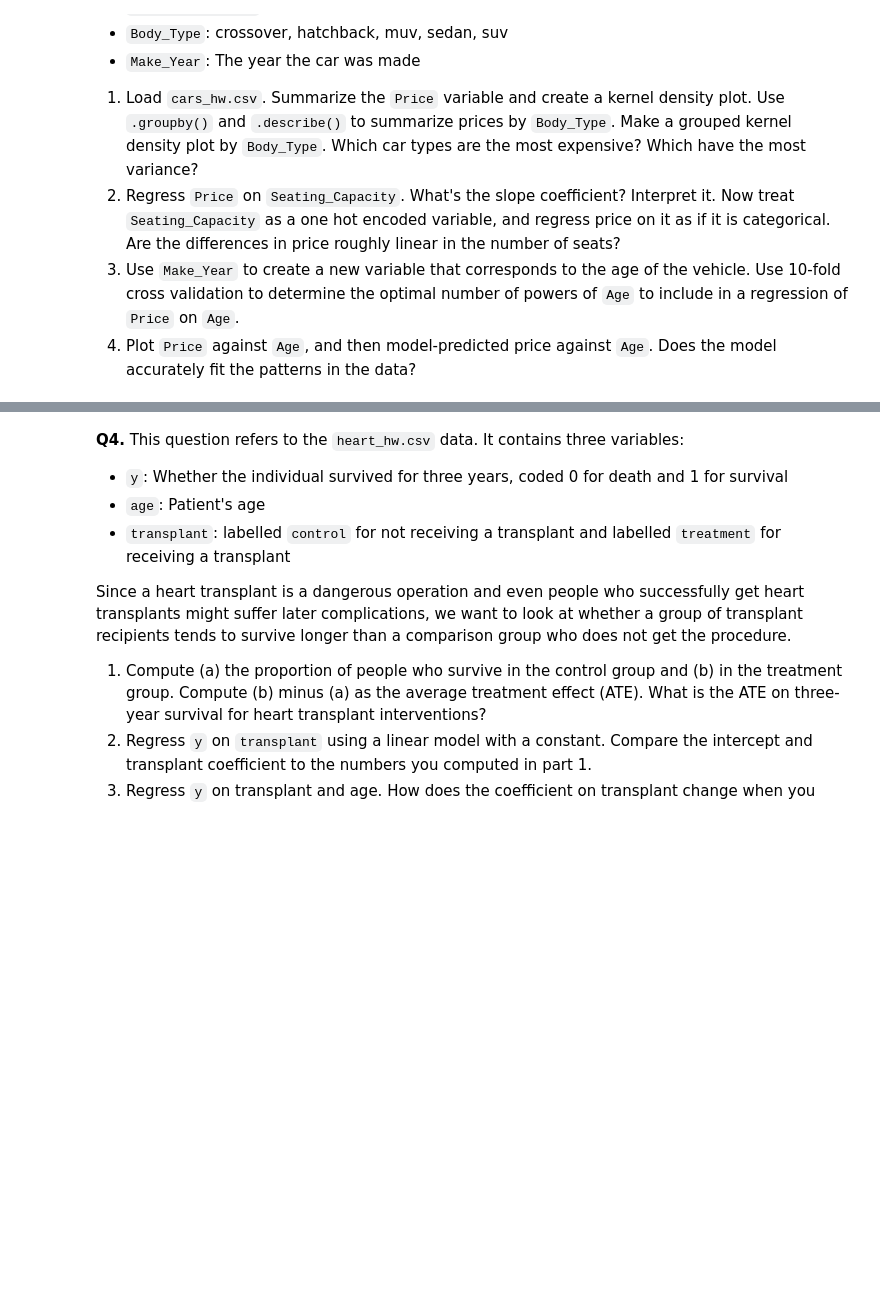
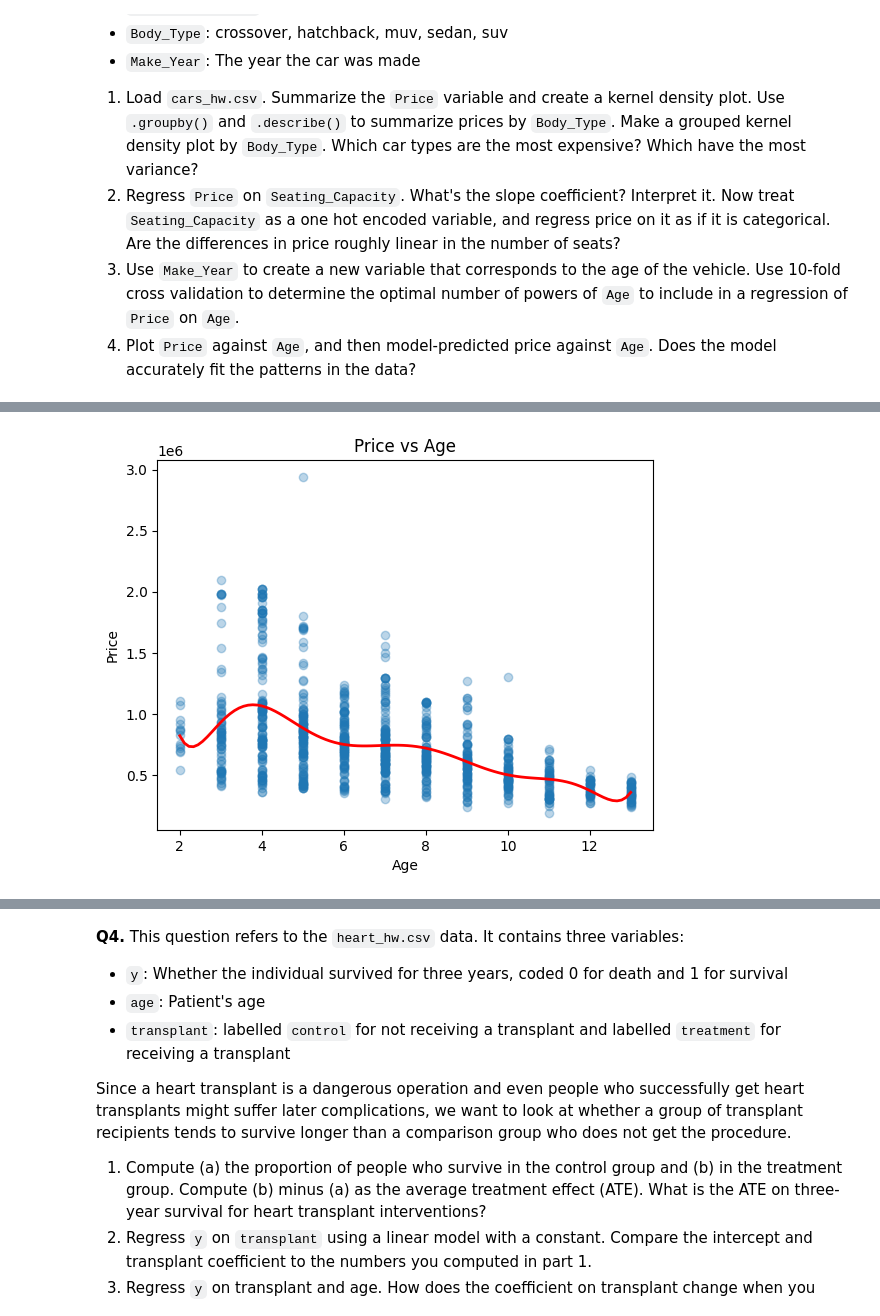
Before and after one commit to namithatholasi/undergrad_ml_assignments, a Jupyter notebook: 03_assignment_linear_models.ipynb, the cells around one changed output, grey strips where cells are left out. Drawn from its saved outputs; the diff is of its cells as text; code cells hidden in the pictures; blank space fills up the shorter version.

```diff
--- a/03_assignment_linear_models.ipynb
+++ b/03_assignment_linear_models.ipynb
@@ -298,0 +424,27 @@ df.head()
+# %%
+#Q3.4
+
+plt.scatter(df['Age'], df['Price'], alpha=0.3)
+plt.xlabel('Age')
+plt.ylabel('Price')
+plt.title('Price vs Age')
+
+best_degree = cv_df.idxmin()
+
+model = make_pipeline(
+    PolynomialFeatures(best_degree),
+    LinearRegression()
+)
+
+X = df[['Age']]
+y = df['Price']
+
+model.fit(X, y)
+
+age_grid = np.linspace(df['Age'].min(), df['Age'].max(), 100).reshape(-1, 1)
+preds = model.predict(age_grid)
+
+plt.plot(age_grid, preds, color='red', linewidth=2)
+plt.show()
+# %% [output]
+[figure, added]
```
Also changed, not shown: parts of 17 cells of this notebook.
